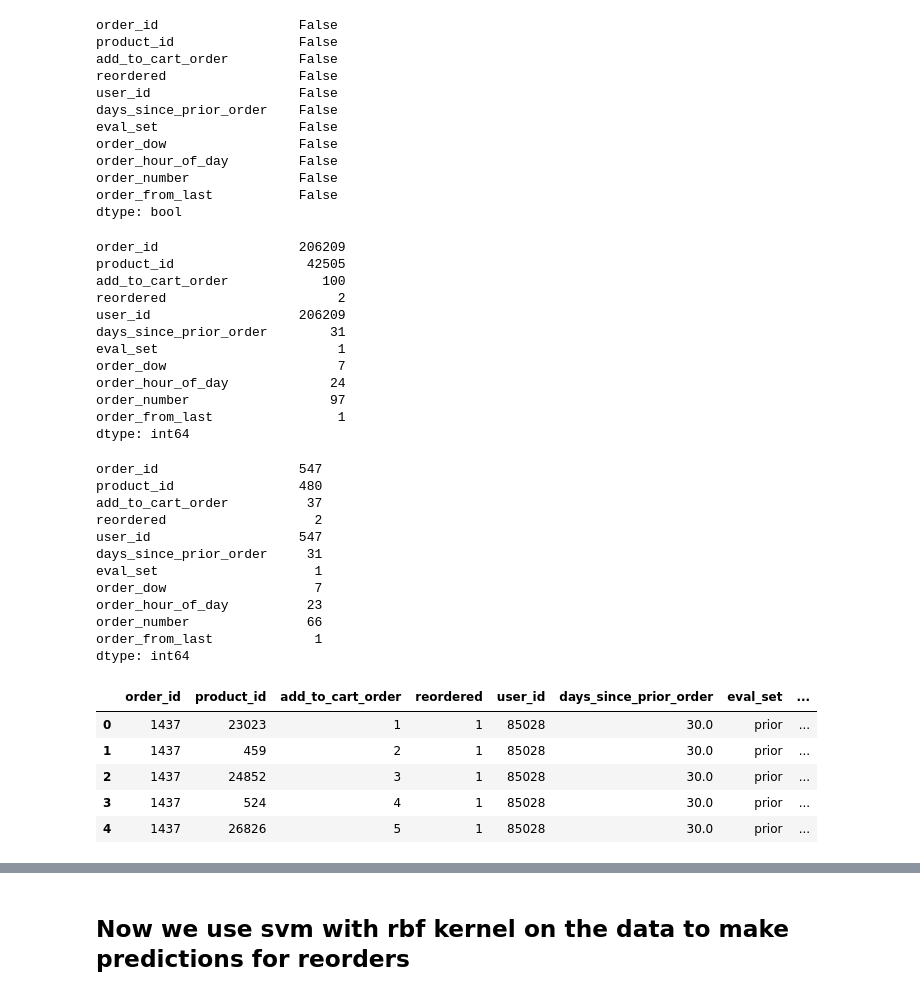
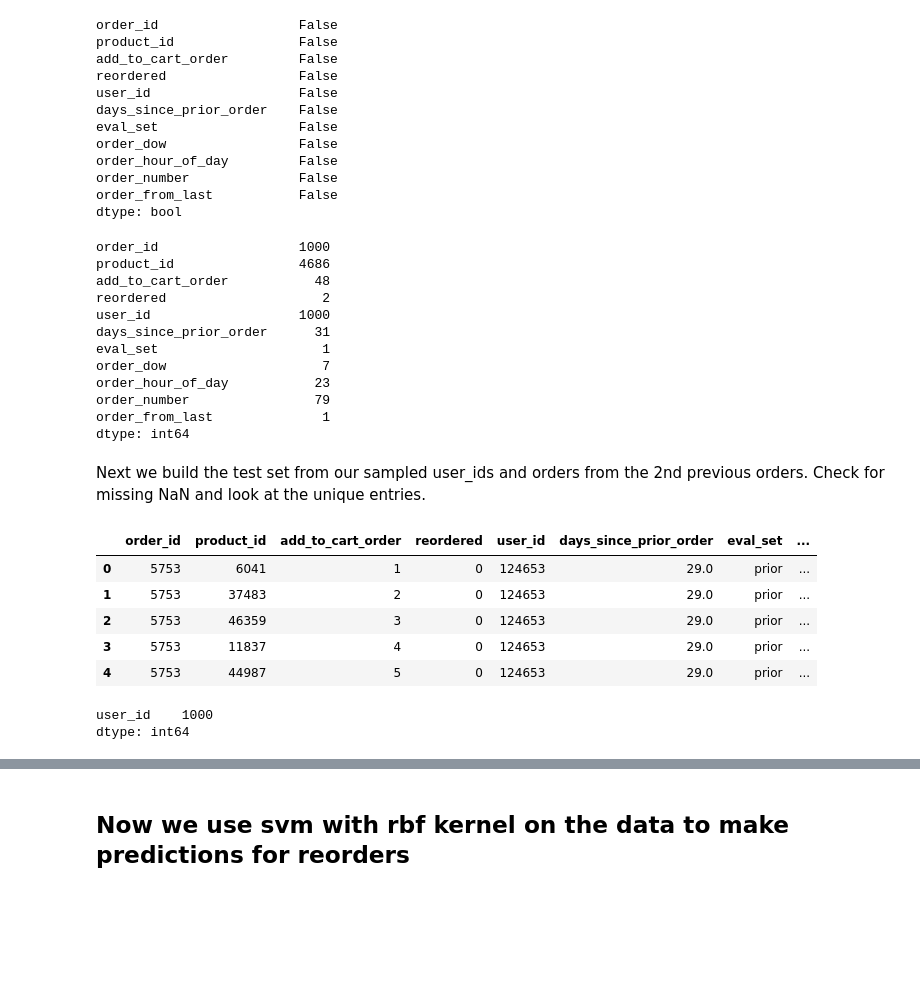
Before and after one commit to lbjennings/Springboard, a Jupyter notebook: Springboard/Capstone Project 1/ML_grocery_basket.ipynb, the cells around one changed output, grey strips where cells are left out. Cells and saved outputs as stored; diff of their text form; code cells hidden in the pictures; blank space fills up the shorter version.

```diff
--- a/Springboard/Capstone Project 1/ML_grocery_basket.ipynb
+++ b/Springboard/Capstone Project 1/ML_grocery_basket.ipynb
@@ -120,0 +115,10 @@ I feel like this should work on a much larger set. This data come from a kaggle
+# %%
+#capture the third to last order information for each user
+data_p3=data_p3.reset_index()
+#sample customers to make predictions for
+np.random.seed(42)
+#reduce data size
+small=data_p3.sample(1000)
+# %%
+#data frame to ensure we have the same users in the test set
+sample=pd.DataFrame(small['user_id'])
@@ -174,57 +199,44 @@ order_from_last           False
 dtype: bool
 # %%
 #see how many products and users we have
-df_train.nunique()
+small_train.nunique()
 # %% [output]
-order_id                  206209
-product_id                 42505
-add_to_cart_order            100
-reordered                      2
-user_id                   206209
-days_since_prior_order        31
-eval_set                       1
-order_dow                      7
-order_hour_of_day             24
-order_number                  97
-order_from_last                1
+order_id                  1000
+product_id                4686
+add_to_cart_order           48
+reordered                    2
+user_id                   1000
+days_since_prior_order      31
+eval_set                     1
+order_dow                    7
+order_hour_of_day           23
+order_number                79
+order_from_last              1
 dtype: int64
-# %%
-#sample 150 customers to make predictions for
-small_train=df_train.sample(550)
-small_train.nunique()
-# %% [output]
-order_id                  547
-product_id                480
-add_to_cart_order          37
-reordered                   2
-user_id                   547
-days_since_prior_order     31
-eval_set                    1
-order_dow                   7
-order_hour_of_day          23
-order_number               66
-order_from_last             1
-dtype: int64
+# %% [markdown]
+Next we build the test set from our sampled user_ids and orders from the 2nd previous orders. Check for missing NaN and look at the unique entries.
 # %%
-#data frame to ensure we have the same users in the test set
-sample=pd.DataFrame(small_train['user_id'])
-
 #capture the second to last order information for each user as a test set
 data_p2=g.nth(-2)
 data_p2['order_from_last']=2
 data_p2=data_p2.reset_index()
 
 #for test set add in reorder information
 df_test=pd.merge(df_prod_orders,data_p2, how= 'inner',left_on="order_id", right_on='order_id')
 
 #since we have train and test data broken apart by user previous order we can ensure we test only the users we trained for
 small_test=pd.merge(df_test,sample, how= 'inner',left_on="user_id", right_on='user_id')
 small_test.head()
 # %% [output]
 |  | order_id | product_id | add_to_cart_order | reordered | user_id | days_since_prior_order | eval_set | ... |
-| 0 | 1437 | 23023 | 1 | 1 | 85028 | 30.0 | prior | ... |
-| 1 | 1437 | 459 | 2 | 1 | 85028 | 30.0 | prior | ... |
-| 2 | 1437 | 24852 | 3 | 1 | 85028 | 30.0 | prior | ... |
-| 3 | 1437 | 524 | 4 | 1 | 85028 | 30.0 | prior | ... |
-| 4 | 1437 | 26826 | 5 | 1 | 85028 | 30.0 | prior | ... |
+| 0 | 5753 | 6041 | 1 | 0 | 124653 | 29.0 | prior | ... |
+| 1 | 5753 | 37483 | 2 | 0 | 124653 | 29.0 | prior | ... |
+| 2 | 5753 | 46359 | 3 | 0 | 124653 | 29.0 | prior | ... |
+| 3 | 5753 | 11837 | 4 | 0 | 124653 | 29.0 | prior | ... |
+| 4 | 5753 | 44987 | 5 | 0 | 124653 | 29.0 | prior | ... |
+# %%
+sample.nunique()
+# %% [output]
+user_id    1000
+dtype: int64
 # %%
```
Also changed, not shown: parts of 125 cells of this notebook, 3 other files.
